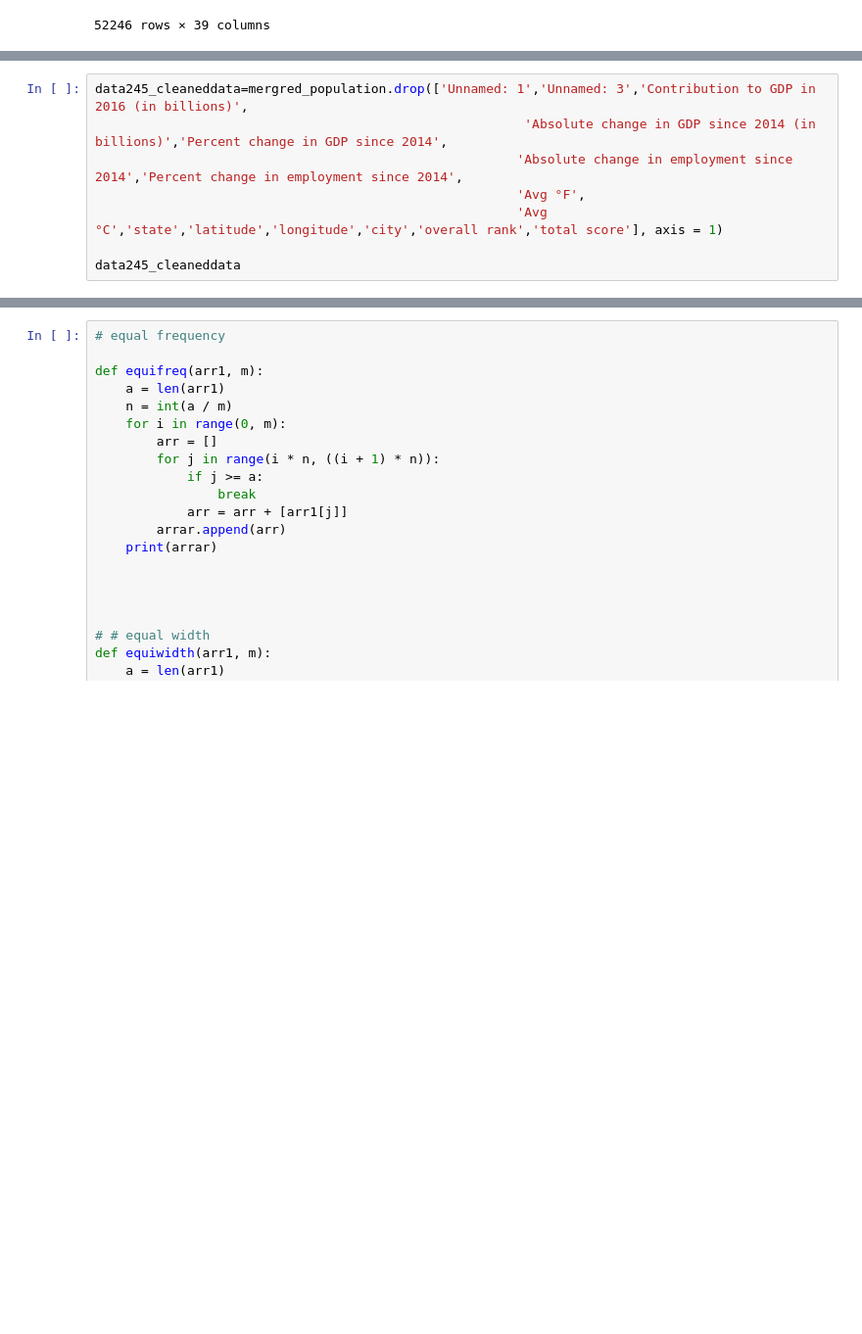
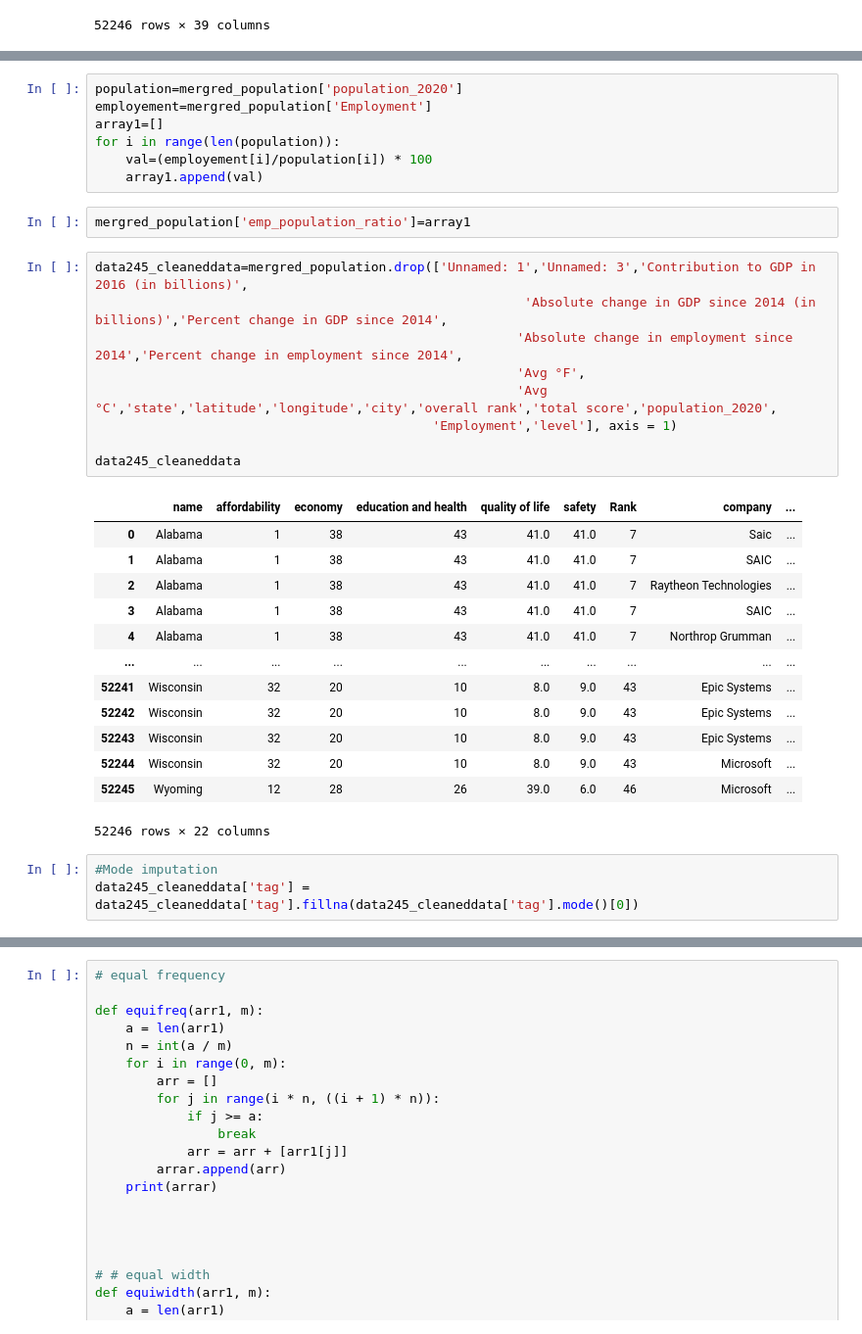
Before and after one commit to Sowmyadiya/Data245-Project, a Jupyter notebook: JupyterNotebook/Decided.ipynb, the cells around one changed output, grey strips where cells are left out. Shown at 98% size. Cells and saved outputs as stored; diff of their text form; blank space fills up the shorter version.

```diff
--- a/JupyterNotebook/Decided.ipynb
+++ b/JupyterNotebook/Decided.ipynb
@@ -294,8 +312,35 @@ mergred_population.isnull().sum()
+# %%
+population=mergred_population['population_2020']
+employement=mergred_population['Employment']
+array1=[]
+for i in range(len(population)):
+    val=(employement[i]/population[i]) * 100
+    array1.append(val)
+# %%
+mergred_population['emp_population_ratio']=array1
 # %%
 data245_cleaneddata=mergred_population.drop(['Unnamed: 1','Unnamed: 3','Contribution to GDP in 2016 (in billions)',
                                                         'Absolute change in GDP since 2014 (in billions)','Percent change in GDP since 2014',
                                                        'Absolute change in employment since 2014','Percent change in employment since 2014',
                                                        'Avg °F',
-                                                       'Avg °C','state','latitude','longitude','city','overall rank','total score'], axis = 1)
+                                                       'Avg °C','state','latitude','longitude','city','overall rank','total score','population_2020',
+                                            'Employment','level'], axis = 1)
 
 data245_cleaneddata
+# %% [output]
+|  | name | affordability | economy | education and health | quality of life | safety | Rank | company | ... |
+| 0 | Alabama | 1 | 38 | 43 | 41.0 | 41.0 | 7 | Saic | ... |
+| 1 | Alabama | 1 | 38 | 43 | 41.0 | 41.0 | 7 | SAIC | ... |
+| 2 | Alabama | 1 | 38 | 43 | 41.0 | 41.0 | 7 | Raytheon Technologies | ... |
+| 3 | Alabama | 1 | 38 | 43 | 41.0 | 41.0 | 7 | SAIC | ... |
+| 4 | Alabama | 1 | 38 | 43 | 41.0 | 41.0 | 7 | Northrop Grumman | ... |
+| ... | ... | ... | ... | ... | ... | ... | ... | ... | ... |
+| 52241 | Wisconsin | 32 | 20 | 10 | 8.0 | 9.0 | 43 | Epic Systems | ... |
+| 52242 | Wisconsin | 32 | 20 | 10 | 8.0 | 9.0 | 43 | Epic Systems | ... |
+| 52243 | Wisconsin | 32 | 20 | 10 | 8.0 | 9.0 | 43 | Epic Systems | ... |
+| 52244 | Wisconsin | 32 | 20 | 10 | 8.0 | 9.0 | 43 | Microsoft | ... |
+| 52245 | Wyoming | 12 | 28 | 26 | 39.0 | 6.0 | 46 | Microsoft | ... |
+52246 rows × 22 columns
+# %%
+#Mode imputation
+data245_cleaneddata['tag'] = data245_cleaneddata['tag'].fillna(data245_cleaneddata['tag'].mode()[0])
```
Also changed, not shown: parts of 22 cells of this notebook.
